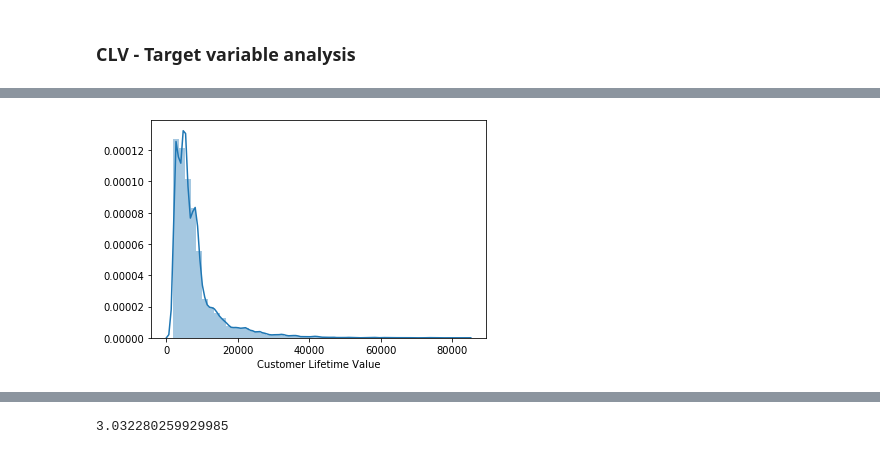
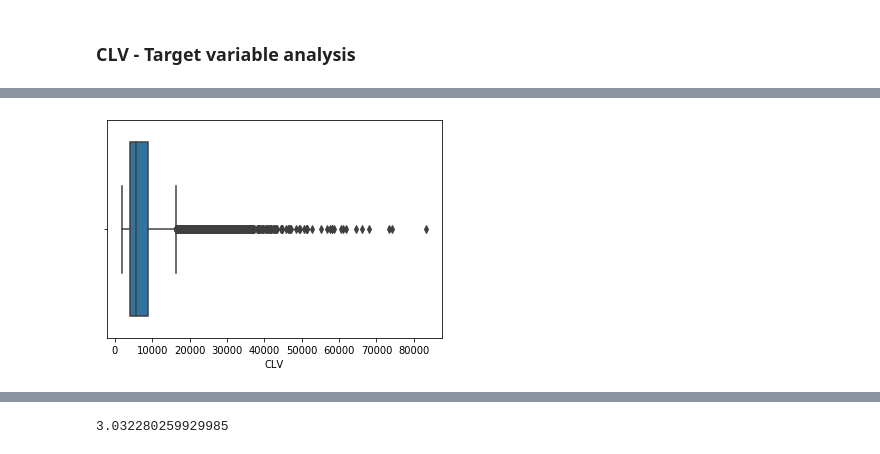
Before and after one commit to nanthasnk/Customer-Lifetime-Value-Prediction, a Jupyter notebook: Customer Lifetime Value Prediction.ipynb, the cells around one changed output, grey strips where cells are left out. Saved outputs shown, nothing was run; the diff lists cells and outputs as text; code cells hidden in the pictures.

```diff
--- a/Customer Lifetime Value Prediction.ipynb
+++ b/Customer Lifetime Value Prediction.ipynb
@@ -108,5 +115,5 @@ There are no null values in the data
 # %%
-sns.distplot(df["Customer Lifetime Value"])
+sns.boxplot(df["CLV"])
 plt.show()
 # %% [output]
-[figure, old version]
+[figure, new version]
```
Also changed, not shown: parts of 145 cells of this notebook, 8 other files.
